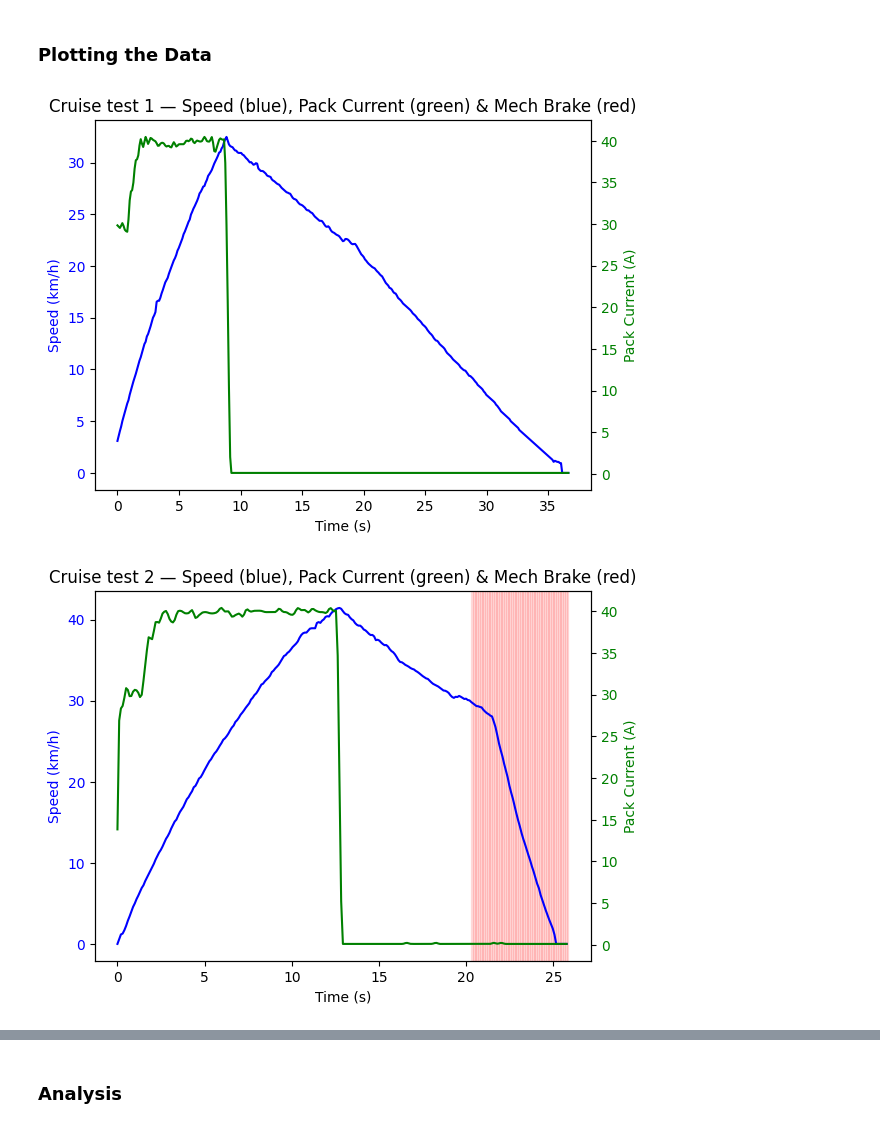
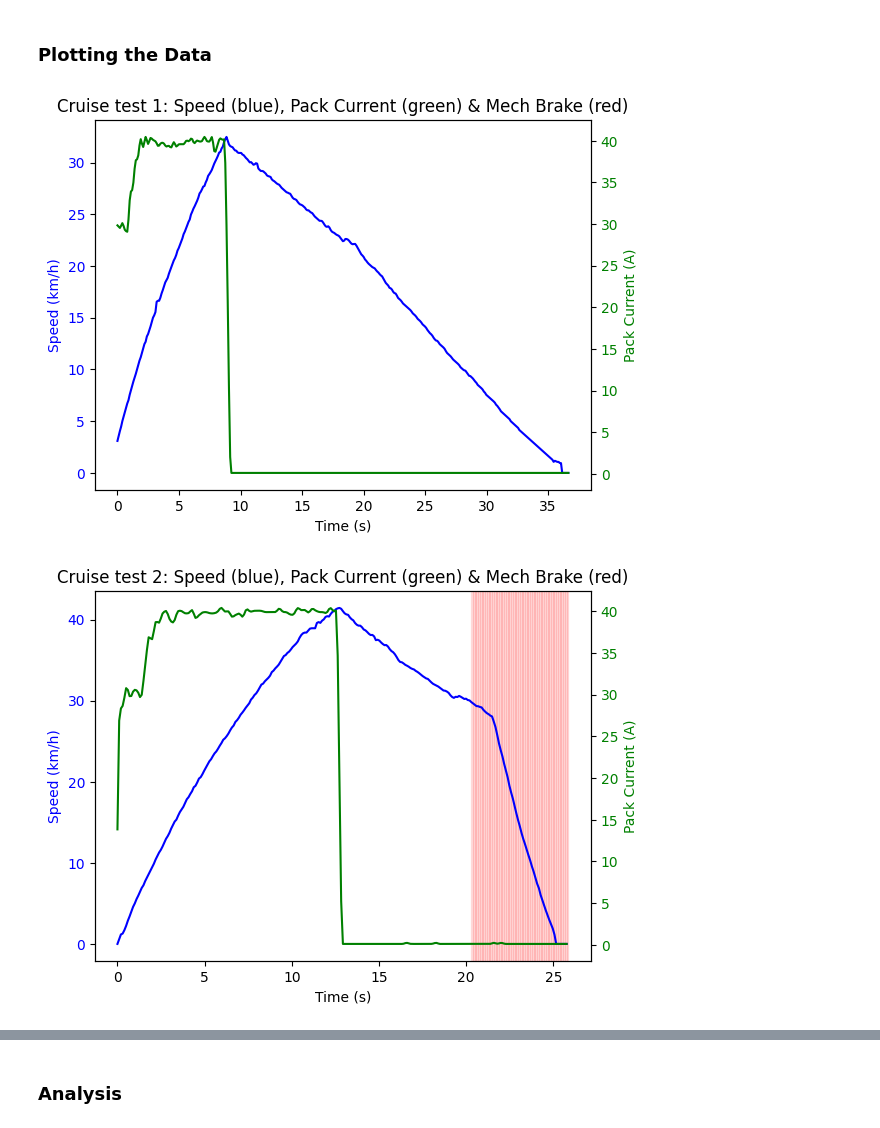
Before and after one commit to UBC-Solar/data_analysis, a Jupyter notebook: v4/drag_area_coefficient/drag_area_coefficient.ipynb, the cells around one changed output, grey strips where cells are left out. Saved outputs shown, nothing was run; the diff lists cells and outputs as text; code cells hidden in the pictures.

```diff
--- a/v4/drag_area_coefficient/drag_area_coefficient.ipynb
+++ b/v4/drag_area_coefficient/drag_area_coefficient.ipynb
@@ -86,28 +86,28 @@ Compute the desired results and present them. Take advantage of Markdown cells t
 # %%
 for i, (speed, current, brake) in enumerate(zip(cruise_speeds, cruise_pack_currents, cruise_brake_presseds)):
     fig, ax1 = plt.subplots()
     t_axis = speed.x_axis
     period = speed.period
 
     # Plot Speed (km/h) on the left y-axis
     ax1.plot(t_axis, speed, color='blue')
     ax1.set_xlabel('Time (s)')
     ax1.set_ylabel('Speed (km/h)', color='blue')
     ax1.tick_params(axis='y', labelcolor='blue')
 
     # Create a secondary y-axis for pack current (A)
     ax2 = ax1.twinx()
     ax2.plot(t_axis, current, color='green')
     ax2.set_ylabel('Pack Current (A)', color='green')
     ax2.tick_params(axis='y', labelcolor='green')
 
     # Change background color based on brake (1 or 0)
     for j, value in enumerate(brake):
         if value == 1:
             ax1.axvspan(t_axis[j], t_axis[j]+period, color='red', alpha=0.1)  # Highlight background when brake is pressed
 
-    plt.title(f"Cruise test {i+1} — Speed (blue), Pack Current (green) & Mech Brake (red)")
+    plt.title(f"Cruise test {i+1}: Speed (blue), Pack Current (green) & Mech Brake (red)")
     plt.show()
 # %% [output]
-[figure, old version]
+[figure, new version]
-[figure, old version]
+[figure, new version]
```
Also changed, not shown: parts of 2 cells of this notebook.
